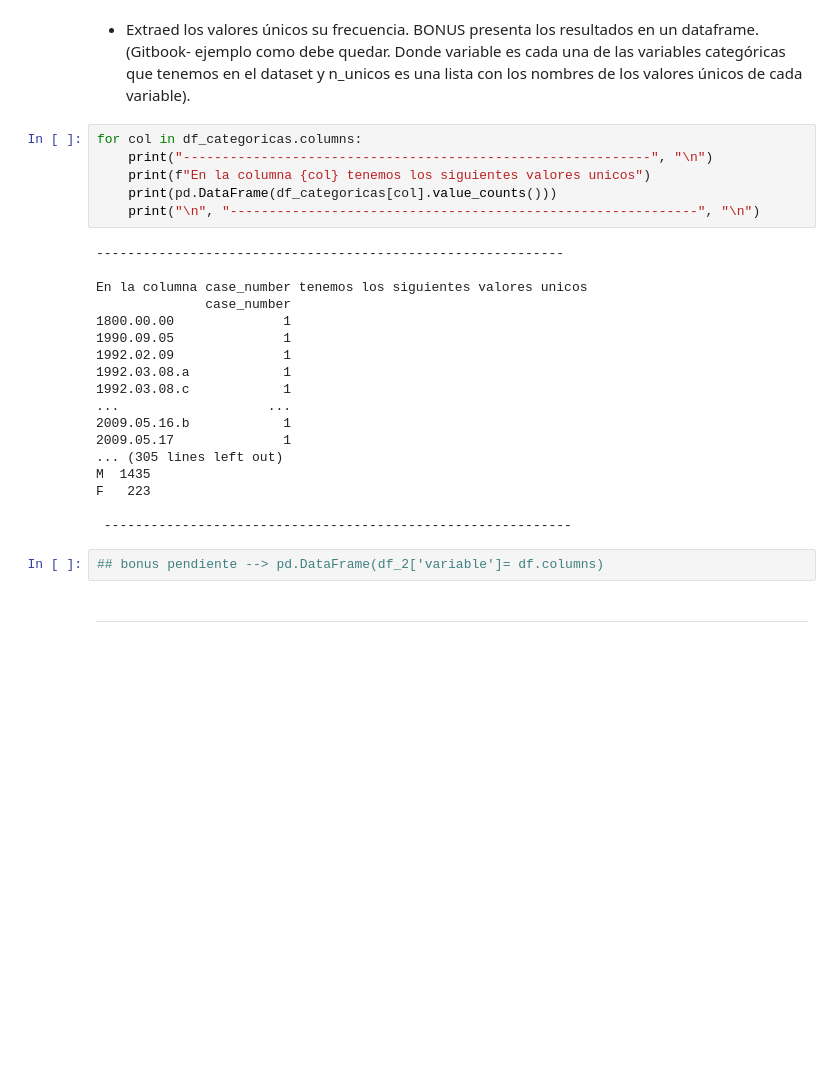
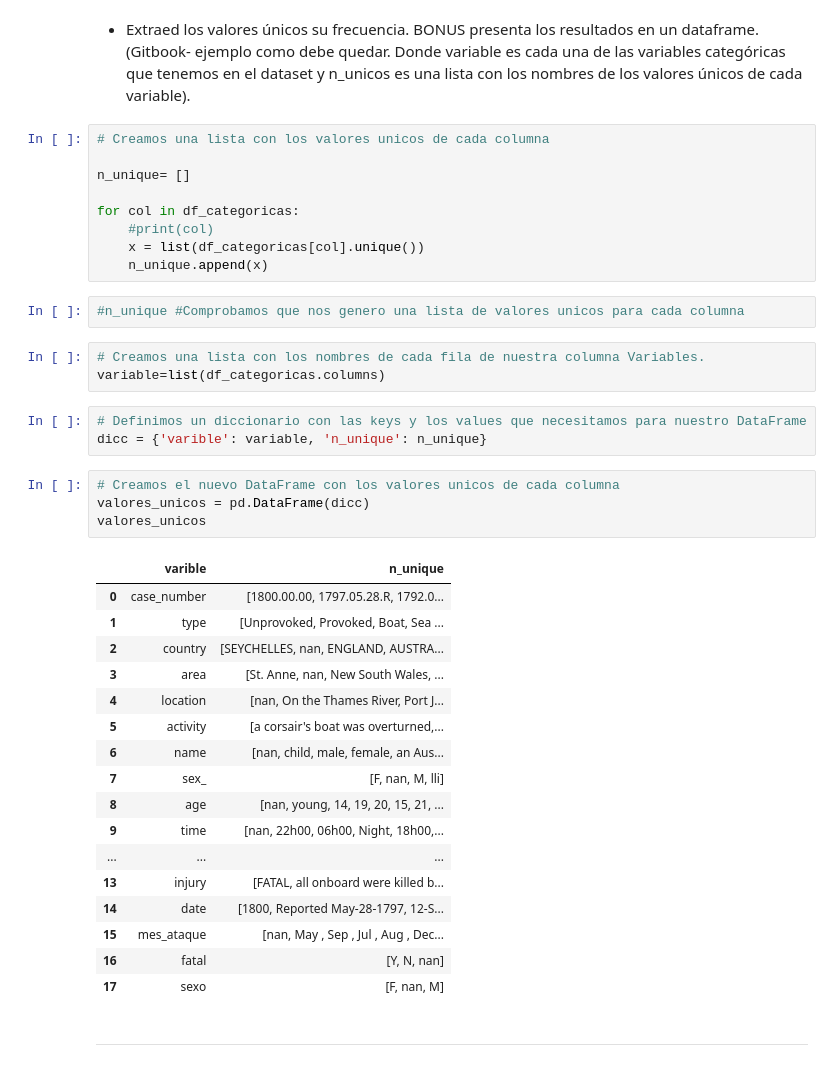
Before and after one commit to Adalab/DA-promo-c-modulo-2-sprint-2-Anahi-Mai, a Jupyter notebook: EDA/pp_eda_I.ipynb, the cells around one changed output. Saved outputs shown, nothing was run; the diff lists cells and outputs as text; blank space fills up the shorter version.

```diff
--- a/EDA/pp_eda_I.ipynb
+++ b/EDA/pp_eda_I.ipynb
@@ -166,31 +169,44 @@ df_categoricas.describe(include= 'object').T
 # %% [markdown]
 - Extraed los valores únicos su frecuencia. BONUS presenta los resultados en un dataframe. (Gitbook- ejemplo como debe quedar. Donde variable es cada una de las variables categóricas que tenemos en el dataset y n_unicos es una lista con los nombres de los valores únicos de cada variable).
-# %%
-for col in df_categoricas.columns:
-    print("------------------------------------------------------------", "\n")
-    print(f"En la columna {col} tenemos los siguientes valores unicos")
-    print(pd.DataFrame(df_categoricas[col].value_counts()))
-    print("\n", "------------------------------------------------------------", "\n")
-# %% [output]
-------------------------------------------------------------
-
-En la columna case_number tenemos los siguientes valores unicos
-              case_number
-1800.00.00              1
-1990.09.05              1
-1992.02.09              1
-1992.03.08.a            1
-1992.03.08.c            1
-...                   ...
-2009.05.16.b            1
-2009.05.17              1
-... (305 lines left out)
-M  1435
-F   223
-
- ------------------------------------------------------------
-# %%
-## bonus pendiente --> pd.DataFrame(df_2['variable']= df.columns)
+# %%
+# Creamos una lista con los valores unicos de cada columna
+
+n_unique= []
+
+for col in df_categoricas:
+    #print(col)
+    x = list(df_categoricas[col].unique())
+    n_unique.append(x)
+# %%
+#n_unique #Comprobamos que nos genero una lista de valores unicos para cada columna
+# %%
+# Creamos una lista con los nombres de cada fila de nuestra columna Variables.
+variable=list(df_categoricas.columns)
+# %%
+# Definimos un diccionario con las keys y los values que necesitamos para nuestro DataFrame
+dicc = {'varible': variable, 'n_unique': n_unique}
+# %%
+# Creamos el nuevo DataFrame con los valores unicos de cada columna
+valores_unicos = pd.DataFrame(dicc)
+valores_unicos
+# %% [output]
+|  | varible | n_unique |
+| 0 | case_number | [1800.00.00, 1797.05.28.R, 1792.0... |
+| 1 | type | [Unprovoked, Provoked, Boat, Sea ... |
+| 2 | country | [SEYCHELLES, nan, ENGLAND, AUSTRA... |
+| 3 | area | [St. Anne, nan, New South Wales, ... |
+| 4 | location | [nan, On the Thames River, Port J... |
+| 5 | activity | [a corsair's boat was overturned,... |
+| 6 | name | [nan, child, male, female, an Aus... |
+| 7 | sex_ | [F, nan, M, lli] |
+| 8 | age | [nan, young, 14, 19, 20, 15, 21, ... |
+| 9 | time | [nan, 22h00, 06h00, Night, 18h00,... |
+| ... | ... | ... |
+| 13 | injury | [FATAL, all onboard were killed b... |
+| 14 | date | [1800, Reported May-28-1797, 12-S... |
+| 15 | mes_ataque | [nan, May , Sep , Jul , Aug , Dec... |
+| 16 | fatal | [Y, N, nan] |
+| 17 | sexo | [F, nan, M] |
 # %% [markdown]
 ---
 # %% [markdown]
```
Also changed, not shown: parts of 18 cells of this notebook.
